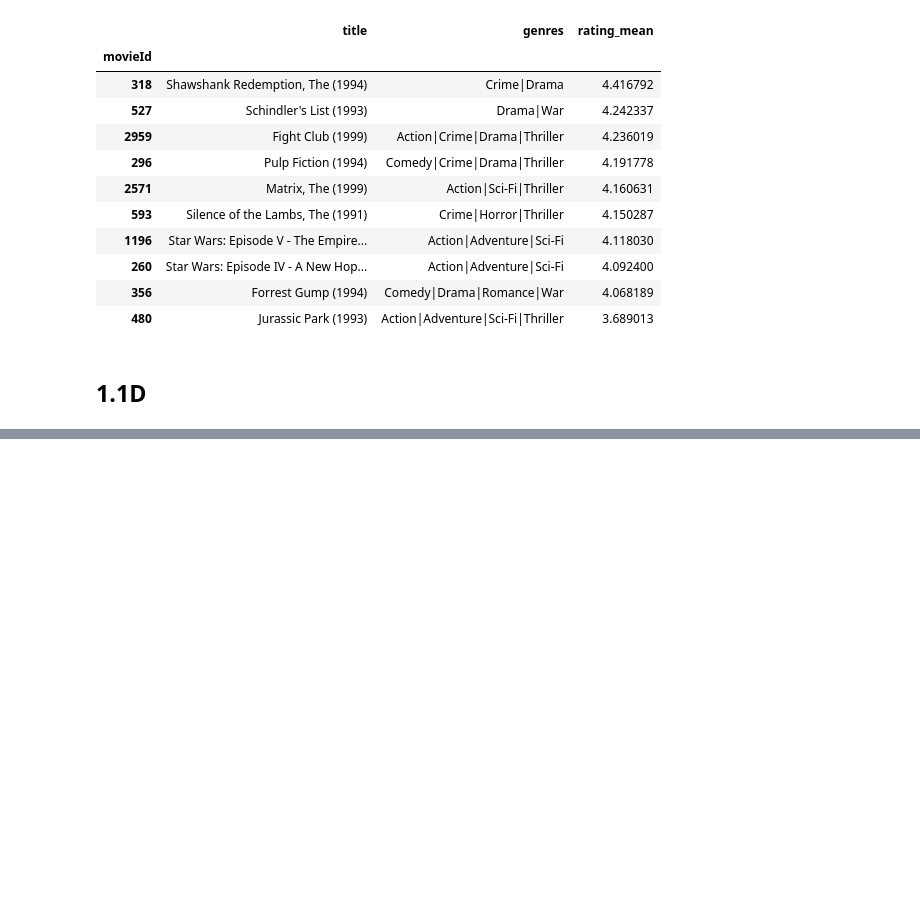
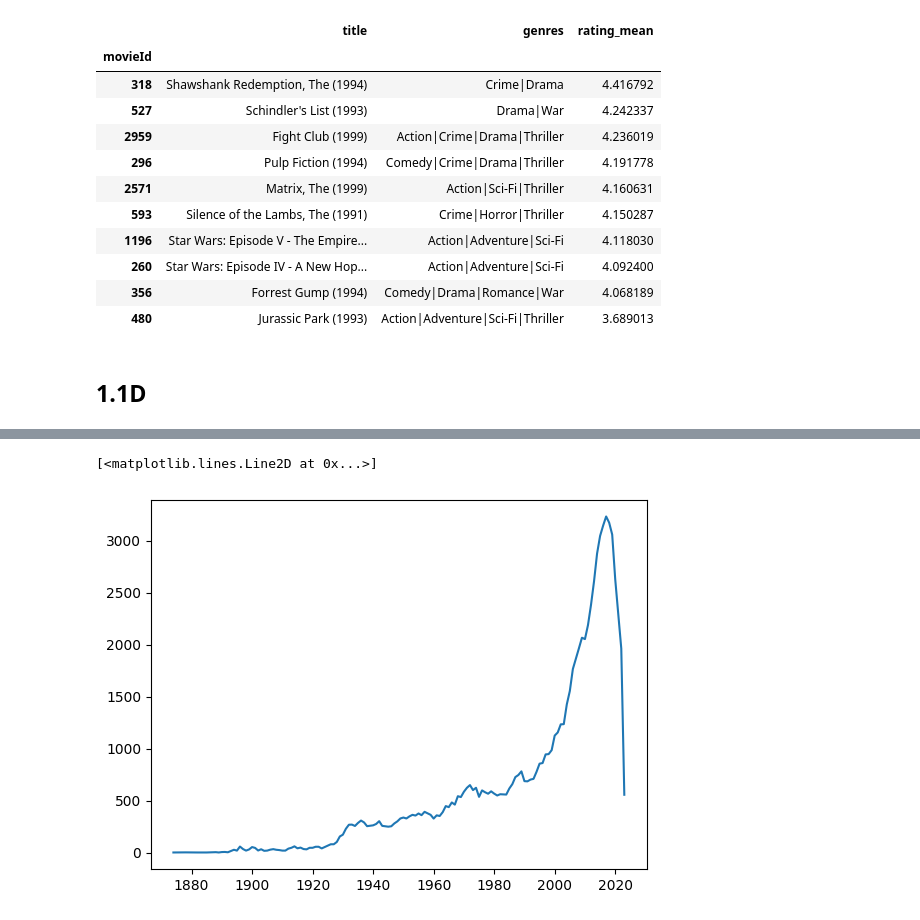
Before and after one commit to BrutalFrost/Artificial_Intelligence_Hampus_Erlandsson_OPA23, a Jupyter notebook: Lab_1/Lab_1.ipynb, the cells around one changed output, grey strips where cells are left out. Saved outputs shown, nothing was run; the diff lists cells and outputs as text; code cells hidden in the pictures; blank space fills up the shorter version.

```diff
--- a/Lab_1/Lab_1.ipynb
+++ b/Lab_1/Lab_1.ipynb
@@ -183,3 +184,8 @@ tiles_mean
 | 480 | Jurassic Park (1993) | Action|Adventure|Sci-Fi|Thriller | 3.689013 |
 # %% [markdown]
 ## 1.1D
+# %%
+movie_year= df_movies["title"].str.extract(r"\((\d{4})\)")
+
+movie_year.columns = ["year"]
+movie_year
@@ -185,0 +206,3 @@ tiles_mean
+# %%
+total_movies_year = movie_year.groupby("year")["year"].count().reset_index(name= "count").astype(int)
+total_movies_year
@@ -185,0 +223,8 @@ tiles_mean
+# %%
+labels = total_movies_year["year"]
+
+#plt.figure()
+plt.plot(total_movies_year["year"], total_movies_year["count"])
+# %% [output]
+[<matplotlib.lines.Line2D at 0x...>]
+[figure, added]
```
Also changed, not shown: parts of 3 cells of this notebook.
